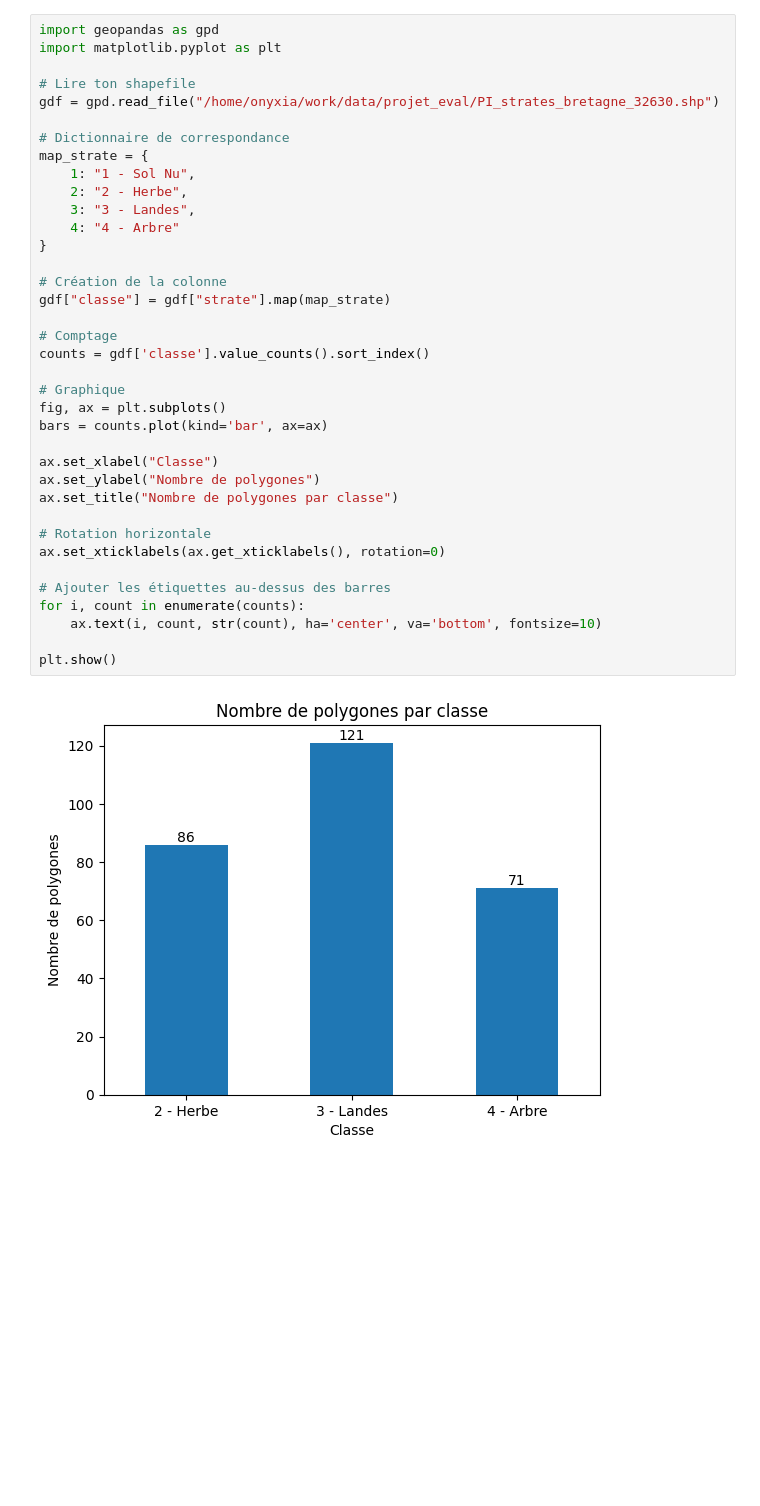
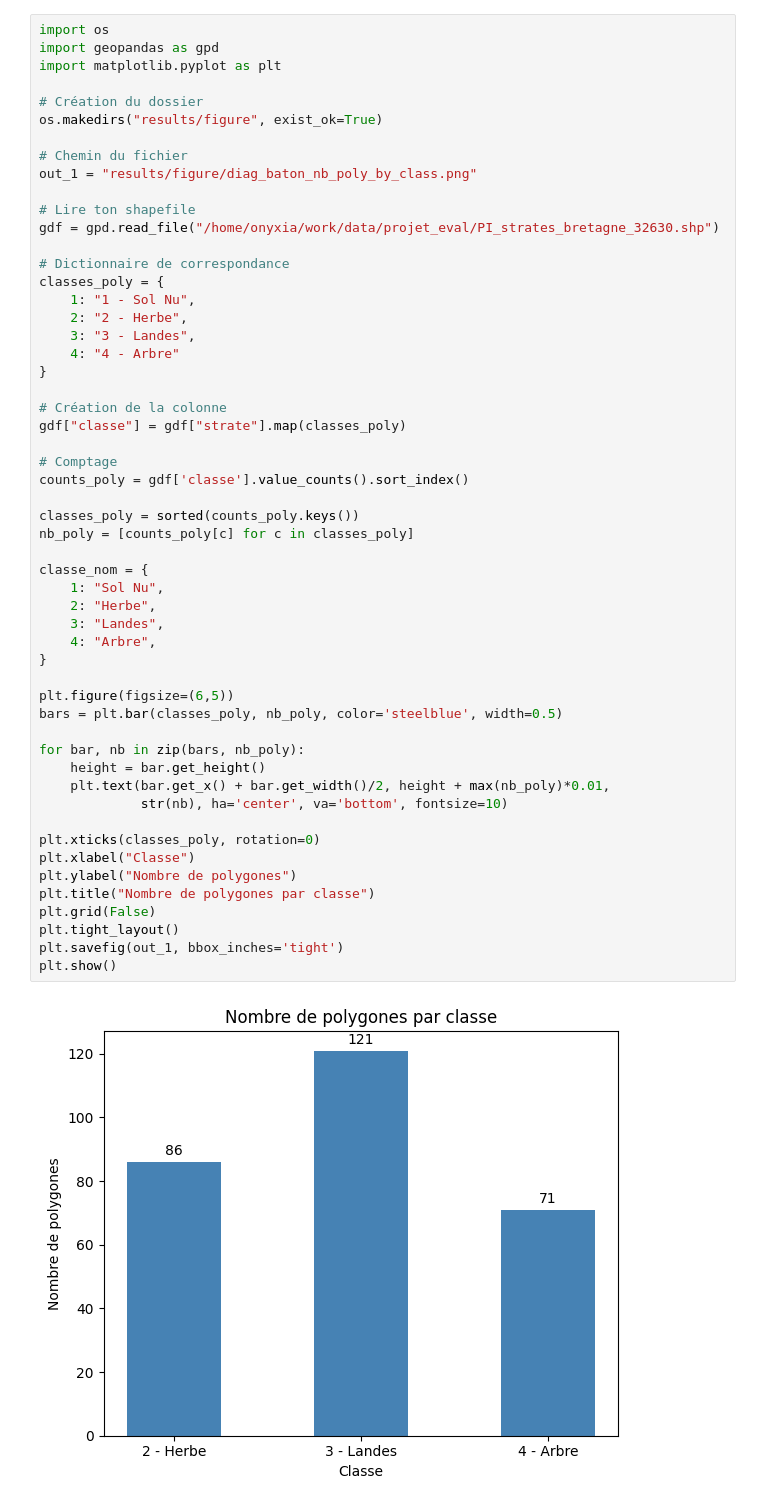
Before and after one commit to rafa3131/projet_teledec, a Jupyter notebook: projet_telea_BACHIMONT_Rafael.ipynb, the cells around one changed output. Drawn from its saved outputs; the diff is of its cells as text; blank space fills up the shorter version.

```diff
--- a/projet_telea_BACHIMONT_Rafael.ipynb
+++ b/projet_telea_BACHIMONT_Rafael.ipynb
@@ -1,39 +1,56 @@
 # %%
+import os
 import geopandas as gpd
 import matplotlib.pyplot as plt
+
+# Création du dossier
+os.makedirs("results/figure", exist_ok=True)
+
+# Chemin du fichier
+out_1 = "results/figure/diag_baton_nb_poly_by_class.png"
 
 # Lire ton shapefile
 gdf = gpd.read_file("/home/onyxia/work/data/projet_eval/PI_strates_bretagne_32630.shp")
 
 # Dictionnaire de correspondance
-map_strate = {
+classes_poly = {
     1: "1 - Sol Nu",
     2: "2 - Herbe",
     3: "3 - Landes",
     4: "4 - Arbre"
 }
 
 # Création de la colonne
-gdf["classe"] = gdf["strate"].map(map_strate)
+gdf["classe"] = gdf["strate"].map(classes_poly)
 
 # Comptage
-counts = gdf['classe'].value_counts().sort_index()
+counts_poly = gdf['classe'].value_counts().sort_index()
 
-# Graphique
-fig, ax = plt.subplots()
-bars = counts.plot(kind='bar', ax=ax)
+classes_poly = sorted(counts_poly.keys())
+nb_poly = [counts_poly[c] for c in classes_poly]
 
-ax.set_xlabel("Classe")
-ax.set_ylabel("Nombre de polygones")
-ax.set_title("Nombre de polygones par classe")
+classe_nom = {
+    1: "Sol Nu",
+    2: "Herbe",
+    3: "Landes",
+    4: "Arbre",
+}
 
-# Rotation horizontale
-ax.set_xticklabels(ax.get_xticklabels(), rotation=0)
+plt.figure(figsize=(6,5))
+bars = plt.bar(classes_poly, nb_poly, color='steelblue', width=0.5)
 
-# Ajouter les étiquettes au-dessus des barres
-for i, count in enumerate(counts):
-    ax.text(i, count, str(count), ha='center', va='bottom', fontsize=10)
+for bar, nb in zip(bars, nb_poly):
+    height = bar.get_height()
+    plt.text(bar.get_x() + bar.get_width()/2, height + max(nb_poly)*0.01,
+             str(nb), ha='center', va='bottom', fontsize=10)
 
+plt.xticks(classes_poly, rotation=0)
+plt.xlabel("Classe")
+plt.ylabel("Nombre de polygones")
+plt.title("Nombre de polygones par classe")
+plt.grid(False)
+plt.tight_layout()
+plt.savefig(out_1, bbox_inches='tight')
 plt.show()
 # %% [output]
-[figure, old version]
+[figure, new version]
```
Also changed, not shown: parts of 2 cells of this notebook, 4 other files.
